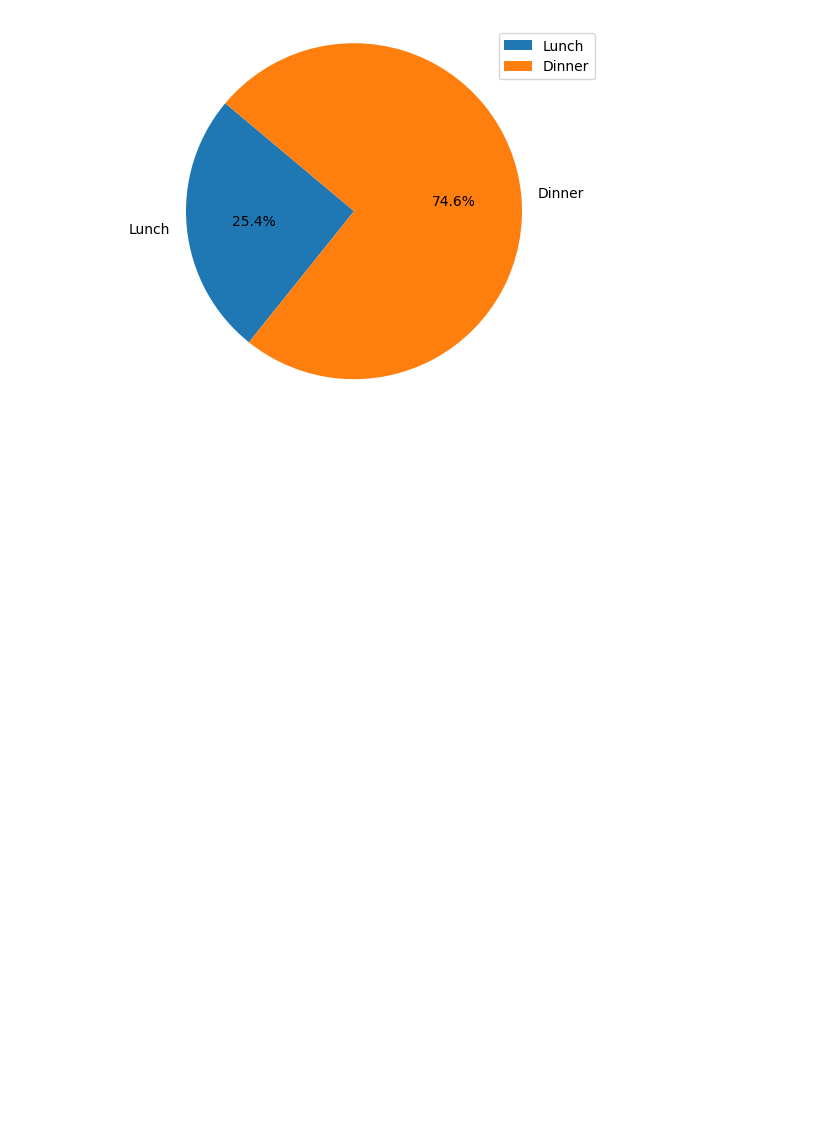
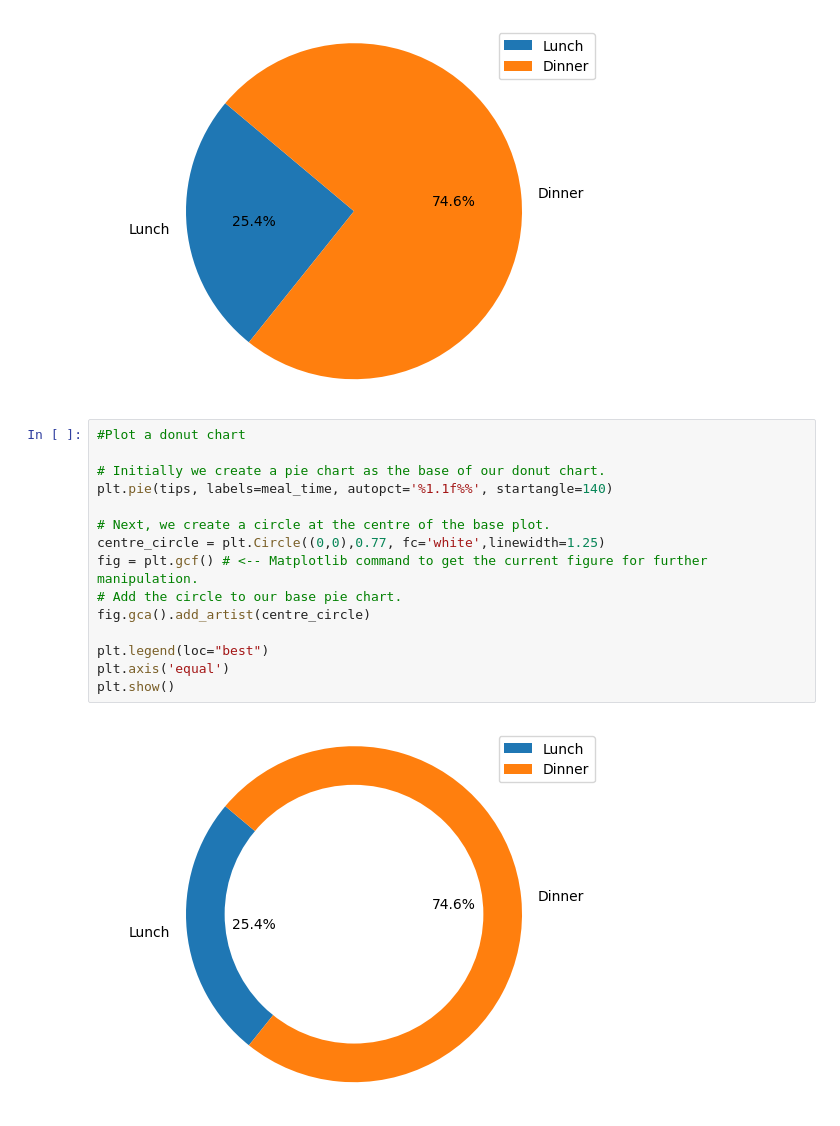
Before and after one commit to RealElvince/alx, a Jupyter notebook: notebooks/plot.ipynb, the cells around one changed output. Saved outputs shown, nothing was run; the diff lists cells and outputs as text; blank space fills up the shorter version.

```diff
--- a/notebooks/plot.ipynb
+++ b/notebooks/plot.ipynb
@@ -77,3 +77,20 @@ plt.axis('equal')
 plt.show()
 # %% [output]
 [figure]
+# %%
+#Plot a donut chart
+
+# Initially we create a pie chart as the base of our donut chart.
+plt.pie(tips, labels=meal_time, autopct='%1.1f%%', startangle=140)
+
+# Next, we create a circle at the centre of the base plot.
+centre_circle = plt.Circle((0,0),0.77, fc='white',linewidth=1.25)
+fig = plt.gcf() # <-- Matplotlib command to get the current figure for further manipulation.
+# Add the circle to our base pie chart.
+fig.gca().add_artist(centre_circle)
+
+plt.legend(loc="best")
+plt.axis('equal')
+plt.show()
+# %% [output]
+[figure, added]
```
